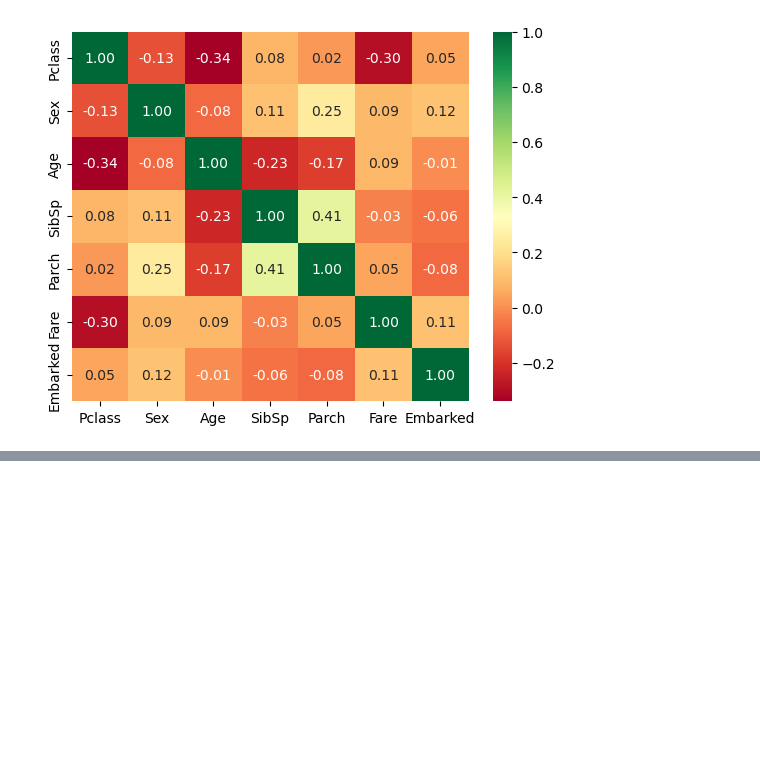
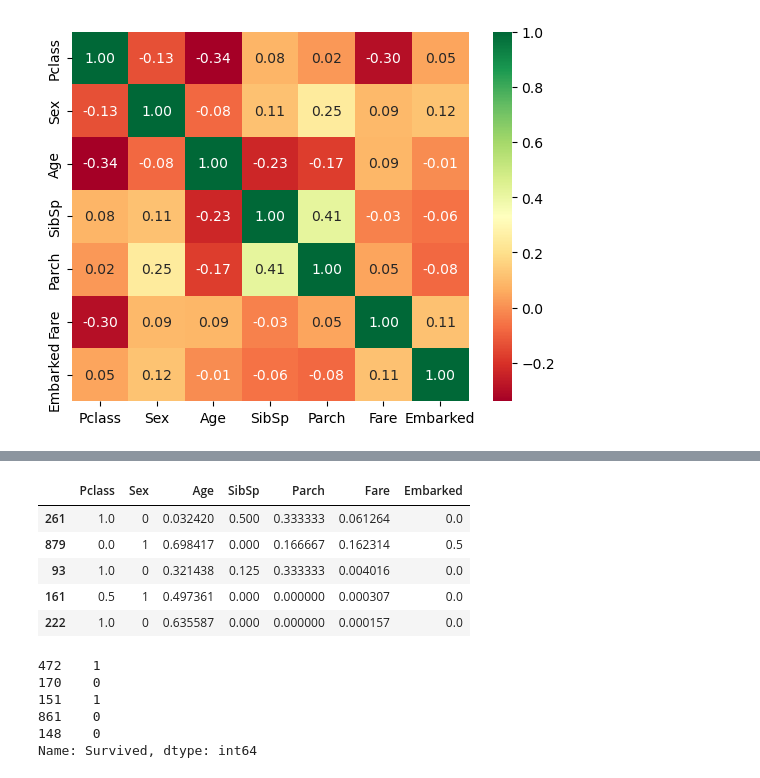
Before and after one commit to jresendiz27/CIC_AIDiploma2025, a Jupyter notebook: notebooks/Titanic_ML.ipynb, the cells around one changed output, grey strips where cells are left out. Saved outputs shown, nothing was run; the diff lists cells and outputs as text; code cells hidden in the pictures; blank space fills up the shorter version.

```diff
--- a/notebooks/Titanic_ML.ipynb
+++ b/notebooks/Titanic_ML.ipynb
@@ -1,9 +1,7 @@
 # %%
 import pandas as pd
 import seaborn as sns
-import numpy as npm
 import matplotlib.pyplot as plt
-from seaborn import heatmap
 
 from sklearn.model_selection import train_test_split, cross_val_score # Etapa 4, seleccion y entrenamiento
 from sklearn.preprocessing import StandardScaler, LabelEncoder #Etapa 4, Normalizacion de los datos
@@ -14,6 +12,9 @@ from sklearn.linear_model import LogisticRegression, LinearRegression # Etapa 5,
 from sklearn.tree import DecisionTreeClassifier, DecisionTreeRegressor # Etapa 5,
 from sklearn.ensemble import RandomForestClassifier, RandomForestRegressor
 from sklearn.svm import SVC, SVR
+
+
+MAX_ITERATIONS = 7000
 # %% [markdown]
  1. Definicion del problema
 2. Recoleccion de datos
@@ -130,9 +133,25 @@ sns.heatmap(df_clf.corr() , annot=True, fmt=".2f", cmap="RdYlGn")
 <Axes: >
 [figure]
 # %%
-X_train, X_val, y_train, y_val = train_test_split(X_independent_variable,Y_dependent_variable, test_size=0.2, random_state=117)
-logistic_regression = LogisticRegression()
-modelo_svm = SVC()
+# Split training and evaluation sets
+X_train, X_val, y_train, y_val = train_test_split(X_independent_variable,Y_dependent_variable, test_size=0.2, random_state=117, stratify=Y_dependent_variable)
+
+# Models to be used
+logistic_regression = LogisticRegression(max_iter=MAX_ITERATIONS)
+decision_tree = DecisionTreeClassifier()
+support_vector_classification_model = SVC() #SupportVectorClassification
+# random_forest = RandomForestClassifier(n_estimators=MAX_ITERATIONS)
+
+linear_regression = LinearRegression()
+epsilon_support_vector_regression_model = SVR() #EpsilonSupportVectorRegressionModel
+
+#Train the models
 logistic_regression.fit(X_train, y_train)
-modelo_svm.fit(X_train, y_train)
+decision_tree.fit(X_train, y_train)
+support_vector_classification_model.fit(X_train, y_train)
+
+# random_forest.fit(X_train, y_train)
+
+# linear_regression.fit(X_train, y_train)
+# epsilon_support_vector_regression_model.fit(X_train, y_train)
 # %% [output]
@@ -146,0 +242,25 @@ SVC()
+# %%
+from sklearn.preprocessing import MinMaxScaler
+scaler = MinMaxScaler()
+columns = ["Pclass", "Age", "SibSp", "Parch", "Fare", "Embarked"]
+for col in columns:
+  X_train[col] = scaler.fit_transform(X_train[[col]])
+  X_val[col] = scaler.transform(X_val[[col]])
+# %%
+X_train.head()
+# %% [output]
+|  | Pclass | Sex | Age | SibSp | Parch | Fare | Embarked |
+| 261 | 1.0 | 0 | 0.032420 | 0.500 | 0.333333 | 0.061264 | 0.0 |
+| 879 | 0.0 | 1 | 0.698417 | 0.000 | 0.166667 | 0.162314 | 0.5 |
+| 93 | 1.0 | 0 | 0.321438 | 0.125 | 0.333333 | 0.004016 | 0.0 |
+| 161 | 0.5 | 1 | 0.497361 | 0.000 | 0.000000 | 0.000307 | 0.0 |
+| 222 | 1.0 | 0 | 0.635587 | 0.000 | 0.000000 | 0.000157 | 0.0 |
+# %%
+y_val.head()
+# %% [output]
+472    1
+170    0
+151    1
+861    0
+148    0
+Name: Survived, dtype: int64
```
Also changed, not shown: parts of 4 cells of this notebook.
